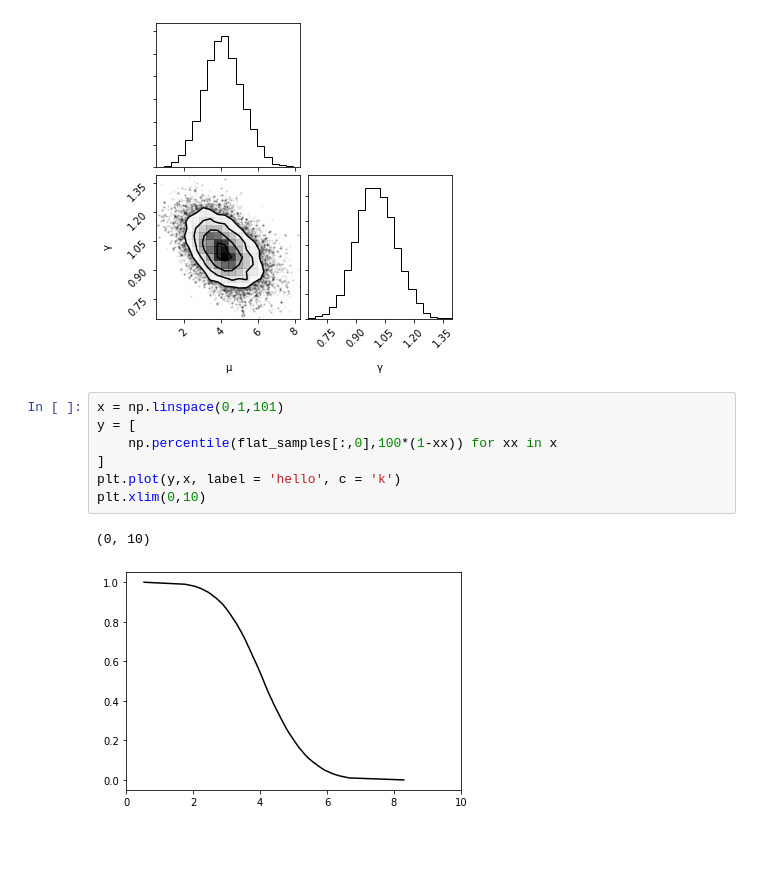
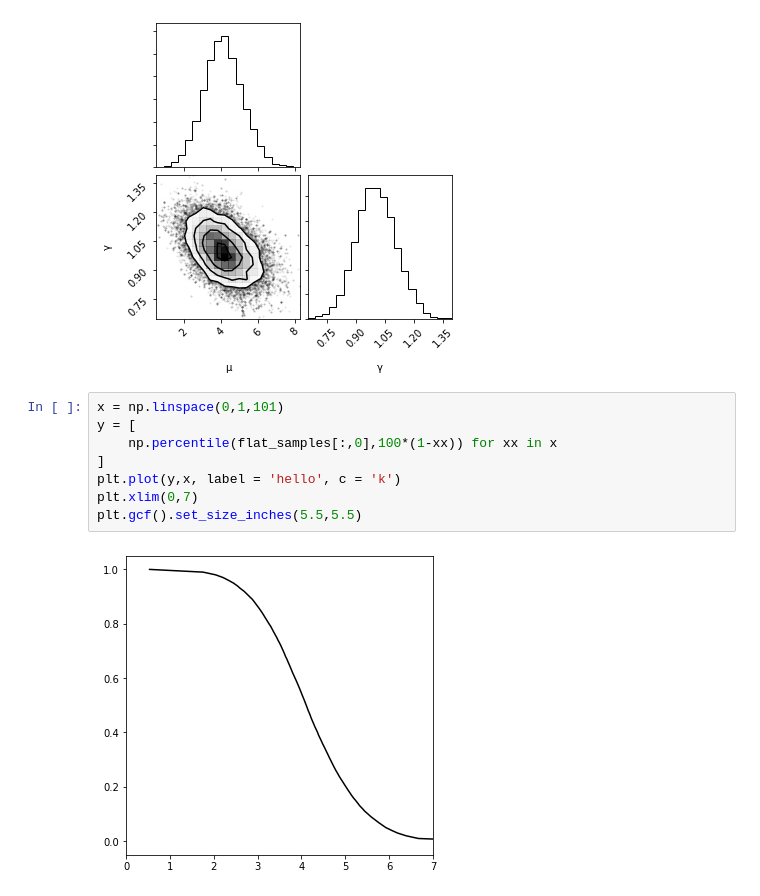
Before and after one commit to scikit-hep/pyhf, a Jupyter notebook: docs/examples/experiments/emcee.ipynb, the cells around one changed output. Saved outputs shown, nothing was run; the diff lists cells and outputs as text; blank space fills up the shorter version.

```diff
--- a/docs/examples/experiments/emcee.ipynb
+++ b/docs/examples/experiments/emcee.ipynb
@@ -44,10 +44,10 @@ figure = corner.corner(flat_samples, labels = ['µ','γ'])
 # %%
 x = np.linspace(0,1,101)
 y = [
     np.percentile(flat_samples[:,0],100*(1-xx)) for xx in x
 ]
 plt.plot(y,x, label = 'hello', c = 'k')
-plt.xlim(0,10)
+plt.xlim(0,7)
+plt.gcf().set_size_inches(5.5,5.5)
 # %% [output]
-(0, 10)
-[figure, old version]
+[figure, new version]
```
